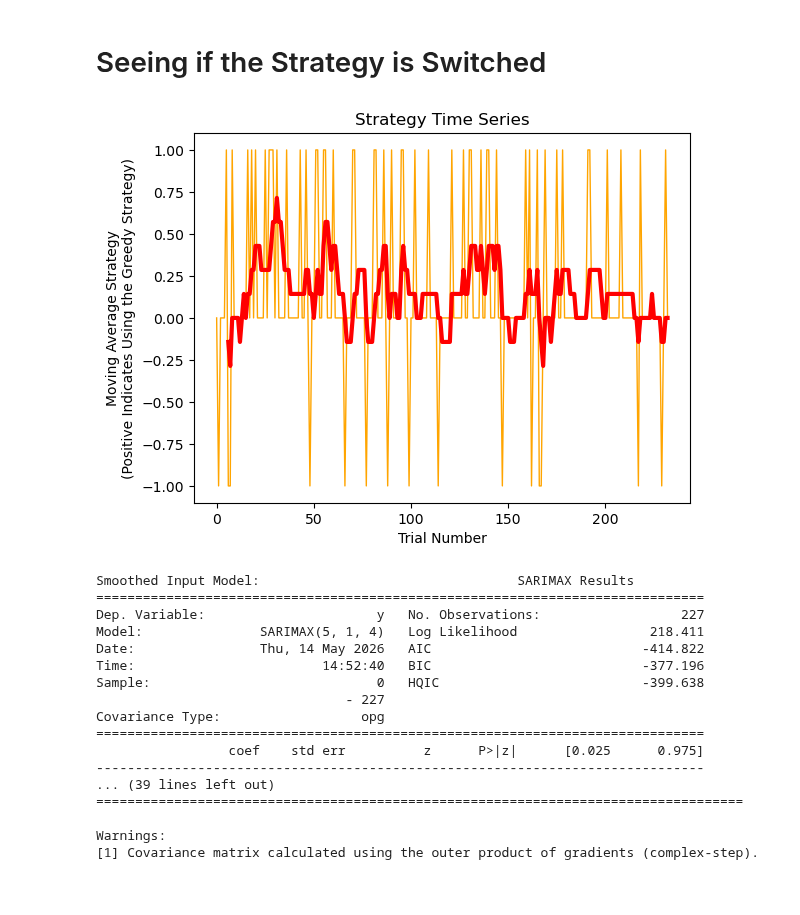
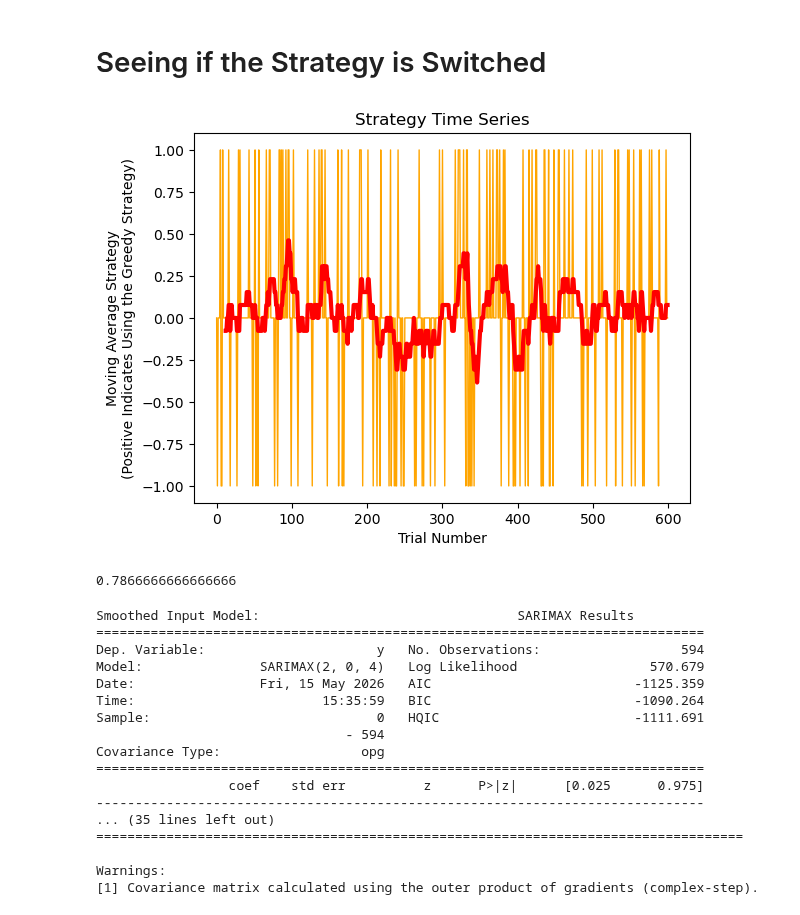
Before and after one commit to mobeets/falldown, a Jupyter notebook: analysis/behavior_analysis.ipynb, the cells around one changed output. Drawn from its saved outputs; the diff is of its cells as text; code cells hidden in the pictures.

```diff
--- a/analysis/behavior_analysis.ipynb
+++ b/analysis/behavior_analysis.ipynb
@@ -505,6 +508,7 @@ def plot_conflict_vs_rt_heatmap(choices, rt_regression_type='linear'):
     plt.show()
 # %%
 data = load("YFW-2026-04-29T17-01-30-883Z-ikoe.json")
+data = load("YFX-2026-05-13T22-06-02-493Z-461m.json")
 
 choices = compare_greedy_vs_rollout(data, only_use_disagreements=False)
 
@@ -825,21 +905,25 @@ Confusion Matrix:  [[0.46460177 0.14159292]
 # %%
 choice_trials = choice_vs_no_choice_df[choice_vs_no_choice_df['choice_trial']]
 sum(choice_trials['incoming_direction'].dropna())
 
 is_greedy_choice = choice_trials['chosen_1step_dist'] < choice_trials['unchosen_1step_dist']
 is_planned_choice = choice_trials['chosen_2step_dist'] < choice_trials['unchosen_2step_dist']
 
 strategy_switching_record = np.where(is_greedy_choice, 1, 0) - np.where(is_planned_choice, 1, 0)
-smoothed_switching_record = pd.DataFrame(strategy_switching_record).rolling(window=7).mean()
+smoothed_switching_record = pd.DataFrame(strategy_switching_record).rolling(window=13).mean()
 
 plt.plot(range(len(choice_trials)), strategy_switching_record, linewidth = 1, color = 'orange')
 plt.plot(range(len(choice_trials)), smoothed_switching_record, linewidth = 3, color = 'red')
 plt.title('Strategy Time Series')
 plt.ylabel('Moving Average Strategy\n(Positive Indicates Using the Greedy Strategy)')
 plt.xlabel('Trial Number')
 plt.show()
 # %% [output]
-[figure, old version]
+[figure, new version]
+# %%
+sum(choice_trials['chosen_left'])/len(choice_trials)
+# %% [output]
+0.7866666666666666
 # %%
 ARMAmodel1 = auto_arima(smoothed_switching_record.dropna(), seasonal= False)
 ARMAmodel2 = auto_arima(strategy_switching_record, seasonal= False)
@@ -854,17 +938,17 @@ print(f'Normal Model: ', ARMAmodel2.summary())
 # %% [output]
 Smoothed Input Model:                                 SARIMAX Results
 ==============================================================================
-Dep. Variable:                      y   No. Observations:                  227
-Model:               SARIMAX(5, 1, 4)   Log Likelihood                 218.411
-Date:                Thu, 14 May 2026   AIC                           -414.822
-Time:                        14:52:40   BIC                           -377.196
-Sample:                             0   HQIC                          -399.638
-                                - 227
+Dep. Variable:                      y   No. Observations:                  594
+Model:               SARIMAX(2, 0, 4)   Log Likelihood                 570.679
+Date:                Fri, 15 May 2026   AIC                          -1125.359
+Time:                        15:35:59   BIC                          -1090.264
+Sample:                             0   HQIC                         -1111.691
+                                - 594
 Covariance Type:                  opg
 ==============================================================================
                  coef    std err          z      P>|z|      [0.025      0.975]
 ------------------------------------------------------------------------------
-... (39 lines left out)
+... (35 lines left out)
 ===================================================================================
 
 Warnings:
```
Also changed, not shown: parts of 10 cells of this notebook, 1 other file.
